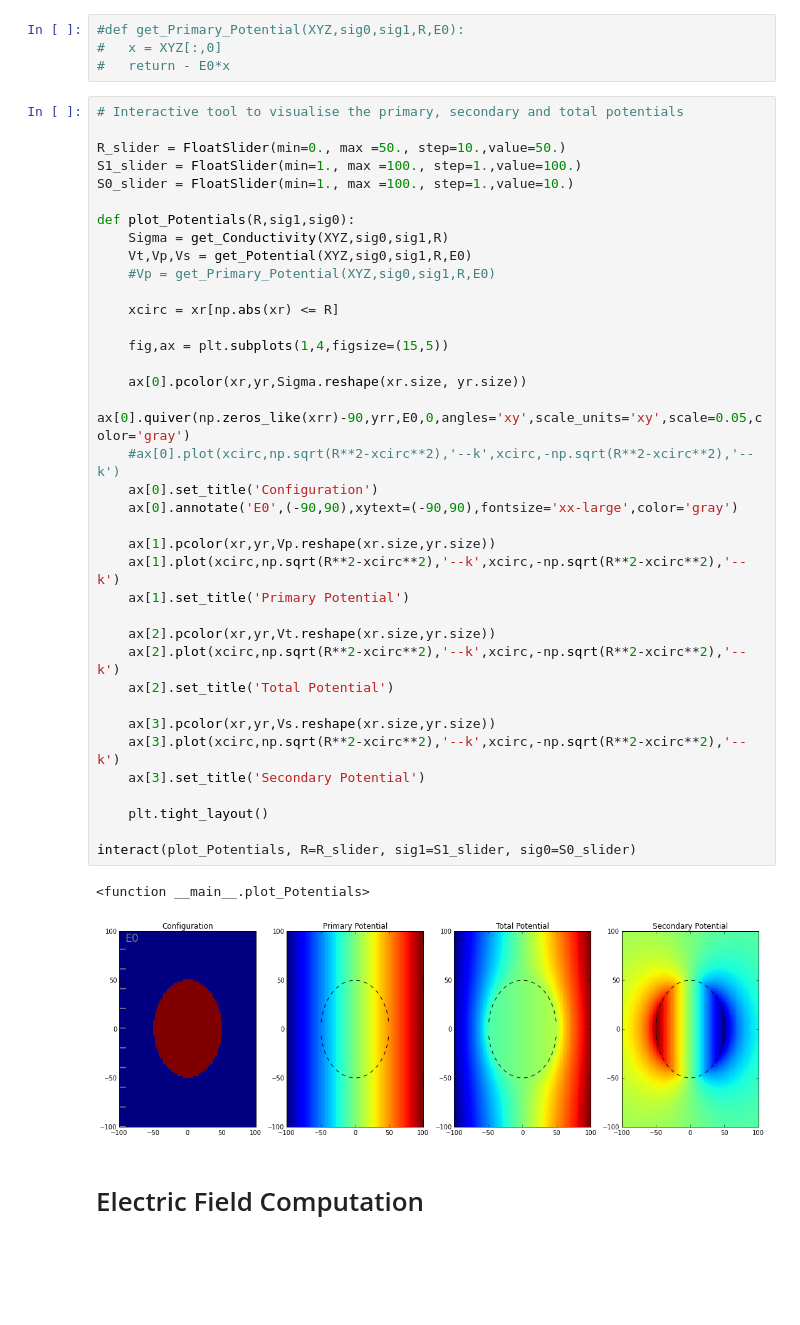
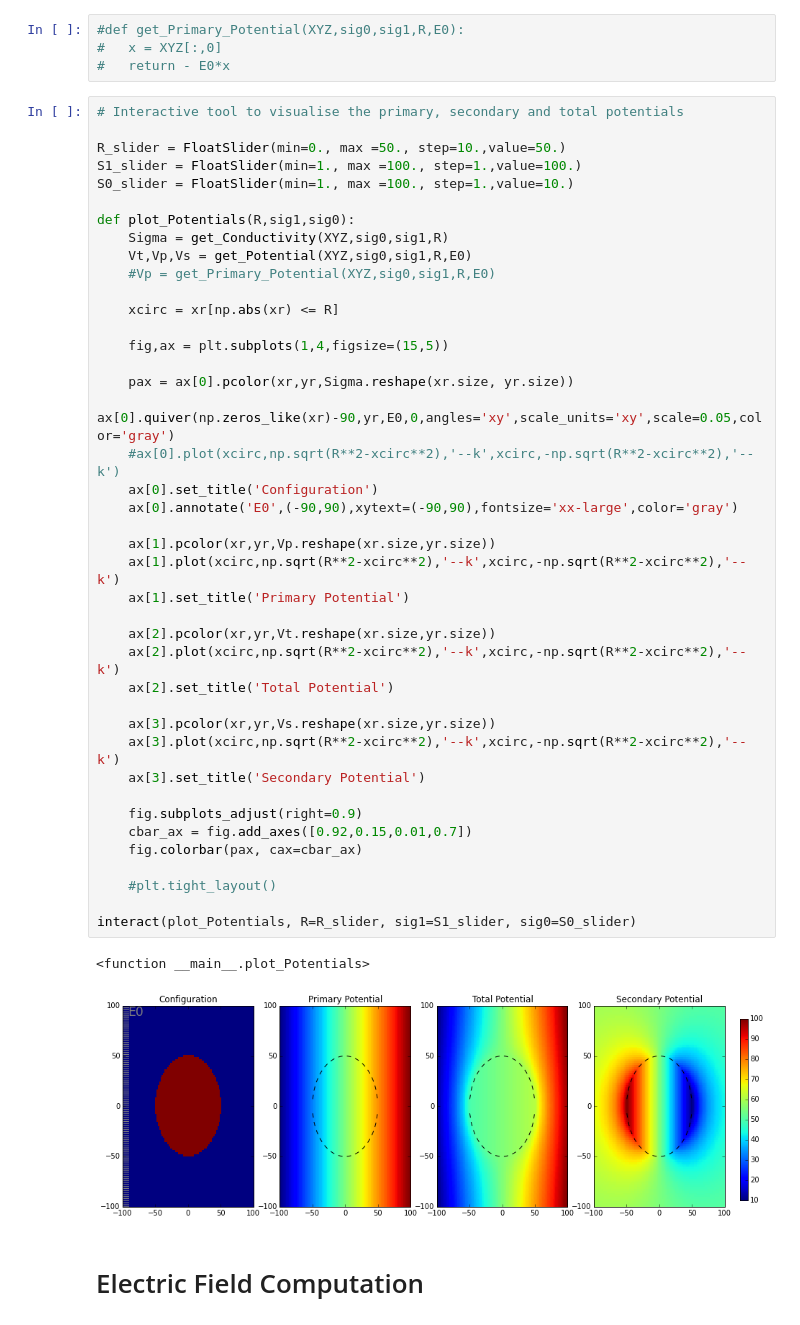
Before and after one commit to geoscixyz/em, a Jupyter notebook: examples/sphere/ElectrostaticSphere.ipynb, the cells around one changed output. Drawn from its saved outputs; the diff is of its cells as text; blank space fills up the shorter version.

Commit message:
added colorbar

```diff
--- a/examples/sphere/ElectrostaticSphere.ipynb
+++ b/examples/sphere/ElectrostaticSphere.ipynb
@@ -91,37 +91,41 @@ S0_slider = FloatSlider(min=1., max =100., step=1.,value=10.)
 
 def plot_Potentials(R,sig1,sig0):
     Sigma = get_Conductivity(XYZ,sig0,sig1,R)
     Vt,Vp,Vs = get_Potential(XYZ,sig0,sig1,R,E0)
     #Vp = get_Primary_Potential(XYZ,sig0,sig1,R,E0)
 
     xcirc = xr[np.abs(xr) <= R]
 
     fig,ax = plt.subplots(1,4,figsize=(15,5))
 
-    ax[0].pcolor(xr,yr,Sigma.reshape(xr.size, yr.size))
-    ax[0].quiver(np.zeros_like(xrr)-90,yrr,E0,0,angles='xy',scale_units='xy',scale=0.05,color='gray')
+    pax = ax[0].pcolor(xr,yr,Sigma.reshape(xr.size, yr.size))
+    ax[0].quiver(np.zeros_like(xr)-90,yr,E0,0,angles='xy',scale_units='xy',scale=0.05,color='gray')
     #ax[0].plot(xcirc,np.sqrt(R**2-xcirc**2),'--k',xcirc,-np.sqrt(R**2-xcirc**2),'--k')
     ax[0].set_title('Configuration')
     ax[0].annotate('E0',(-90,90),xytext=(-90,90),fontsize='xx-large',color='gray')
 
     ax[1].pcolor(xr,yr,Vp.reshape(xr.size,yr.size))
     ax[1].plot(xcirc,np.sqrt(R**2-xcirc**2),'--k',xcirc,-np.sqrt(R**2-xcirc**2),'--k')
     ax[1].set_title('Primary Potential')
 
     ax[2].pcolor(xr,yr,Vt.reshape(xr.size,yr.size))
     ax[2].plot(xcirc,np.sqrt(R**2-xcirc**2),'--k',xcirc,-np.sqrt(R**2-xcirc**2),'--k')
     ax[2].set_title('Total Potential')
 
     ax[3].pcolor(xr,yr,Vs.reshape(xr.size,yr.size))
     ax[3].plot(xcirc,np.sqrt(R**2-xcirc**2),'--k',xcirc,-np.sqrt(R**2-xcirc**2),'--k')
     ax[3].set_title('Secondary Potential')
 
-    plt.tight_layout()
+    fig.subplots_adjust(right=0.9)
+    cbar_ax = fig.add_axes([0.92,0.15,0.01,0.7])
+    fig.colorbar(pax, cax=cbar_ax)
+
+    #plt.tight_layout()
 
 interact(plot_Potentials, R=R_slider, sig1=S1_slider, sig0=S0_slider)
 # %% [output]
 <function __main__.plot_Potentials>
-[figure, old version]
+[figure, new version]
 # %% [markdown]
 # Electric Field Computation
 # %%
```
Also changed, not shown: parts of 2 cells of this notebook.
